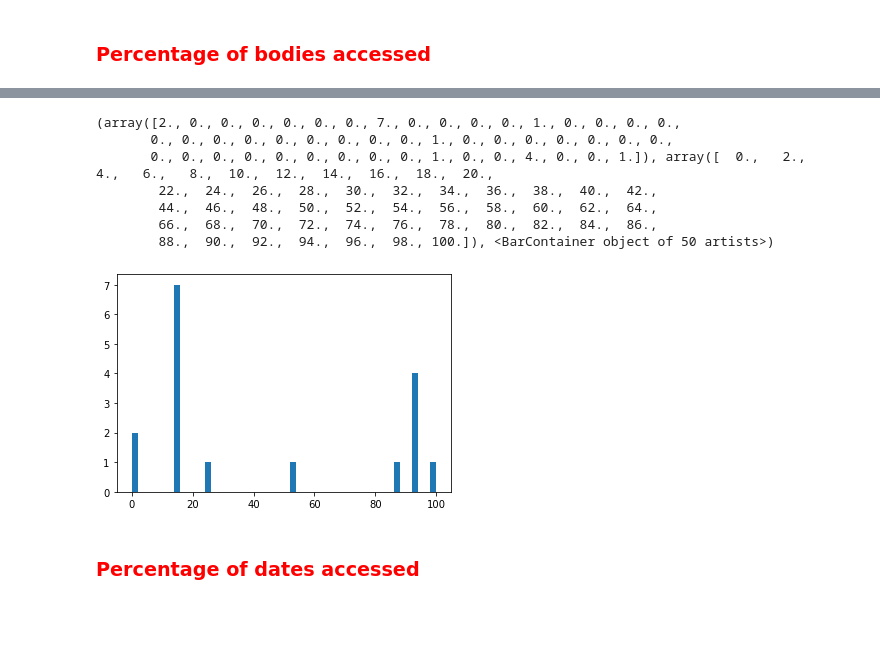
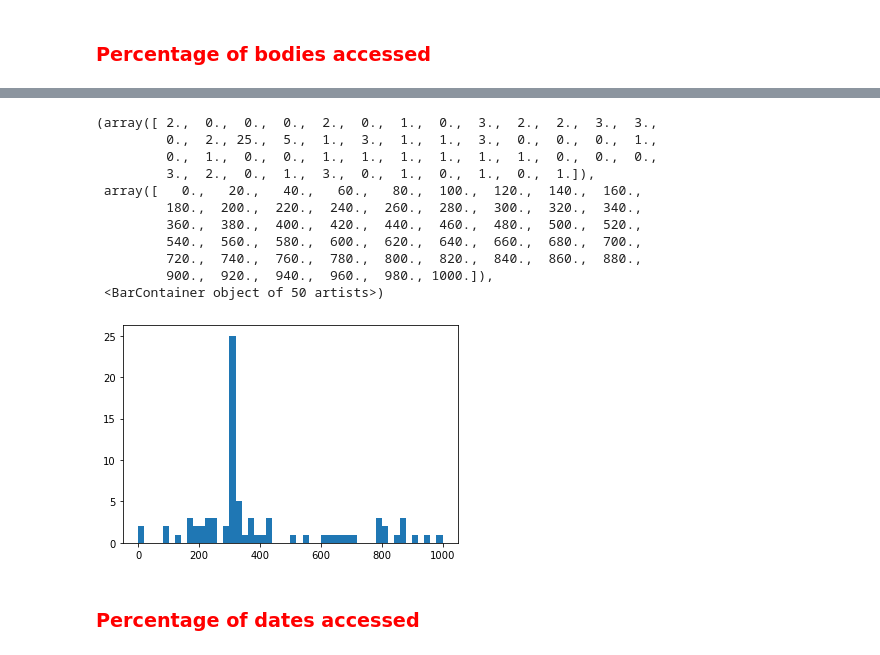
Before and after one commit to CAPSTONE-MIBA-G03/MIBA-2023-CAPSTONE-RB-NLP, a Jupyter notebook: WS_testing.ipynb, the cells around one changed output, grey strips where cells are left out. Drawn from its saved outputs; the diff is of its cells as text; code cells hidden in the pictures; blank space fills up the shorter version.

```diff
--- a/WS_testing.ipynb
+++ b/WS_testing.ipynb
@@ -4,5 +4,3 @@
 from etl_pipeline.link_extractor import get_all_links
 from etl_pipeline.content_extractor import get_content
 import matplotlib.pyplot as plt
-# %%
-links = get_all_links(company="UBS")
@@ -10,0 +7,8 @@ HTTPError: HTTP Error 429: Too Many Requests
+# %%
+entities = ['Roland Berger', 'UBS', 'Credit Suisse', 'Roche', 'Patagonia'] #, 'Microsoft', 'Tesla', 'Wirecard', 'Meta', 'Amazon']
+for entity in entities[4:]:
+    print(entity)
+    links = get_all_links(company=entity)
+    links.to_csv(f'data/links/links_{entity}_Apr17.csv', index=False)
+    bodies = get_content(links['Link'].drop_duplicates().to_list())
+    bodies.to_csv(f'data/bodies/bodies_{entity}_Apr17.csv', index=False)
@@ -17,3 +46,0 @@ links.to_csv('../data/links_ubs_Apr14.csv', index=False)
-# %%
-# ran <25 minutes for 400
-bodies = results = get_content(links['Link'].drop_duplicates().to_list())
@@ -55,16 +80,20 @@ lens = []
 for body in bodies['Body']:
     lens.append(len(body))
 # %%
-plt.hist(lens, bins=50, range=(0, 100))
+plt.hist(lens, bins=50, range=(0, 1000))
 # %% [output]
-(array([2., 0., 0., 0., 0., 0., 0., 7., 0., 0., 0., 0., 1., 0., 0., 0., 0.,
-       0., 0., 0., 0., 0., 0., 0., 0., 0., 1., 0., 0., 0., 0., 0., 0., 0.,
-       0., 0., 0., 0., 0., 0., 0., 0., 0., 1., 0., 0., 4., 0., 0., 1.]), array([  0.,   2.,   4.,   6.,   8.,  10.,  12.,  14.,  16.,  18.,  20.,
-        22.,  24.,  26.,  28.,  30.,  32.,  34.,  36.,  38.,  40.,  42.,
-        44.,  46.,  48.,  50.,  52.,  54.,  56.,  58.,  60.,  62.,  64.,
-        66.,  68.,  70.,  72.,  74.,  76.,  78.,  80.,  82.,  84.,  86.,
-        88.,  90.,  92.,  94.,  96.,  98., 100.]), <BarContainer object of 50 artists>)
+(array([ 2.,  0.,  0.,  0.,  2.,  0.,  1.,  0.,  3.,  2.,  2.,  3.,  3.,
+         0.,  2., 25.,  5.,  1.,  3.,  1.,  1.,  3.,  0.,  0.,  0.,  1.,
+         0.,  1.,  0.,  0.,  1.,  1.,  1.,  1.,  1.,  1.,  0.,  0.,  0.,
+         3.,  2.,  0.,  1.,  3.,  0.,  1.,  0.,  1.,  0.,  1.]),
+ array([   0.,   20.,   40.,   60.,   80.,  100.,  120.,  140.,  160.,
+         180.,  200.,  220.,  240.,  260.,  280.,  300.,  320.,  340.,
+         360.,  380.,  400.,  420.,  440.,  460.,  480.,  500.,  520.,
+         540.,  560.,  580.,  600.,  620.,  640.,  660.,  680.,  700.,
+         720.,  740.,  760.,  780.,  800.,  820.,  840.,  860.,  880.,
+         900.,  920.,  940.,  960.,  980., 1000.]),
+ <BarContainer object of 50 artists>)
-[figure, old version]
+[figure, new version]
 # %% [markdown]
 ### <font color='red'> **Percentage of dates accessed** </font>
 # %%
```
Also changed, not shown: parts of 8 cells of this notebook.
